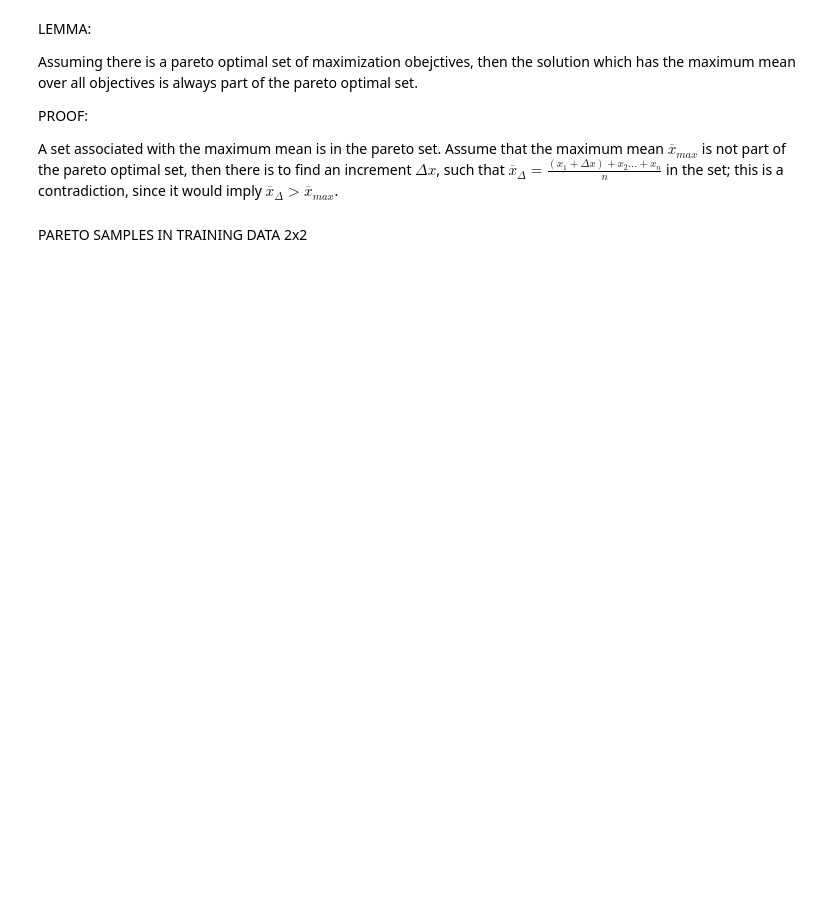
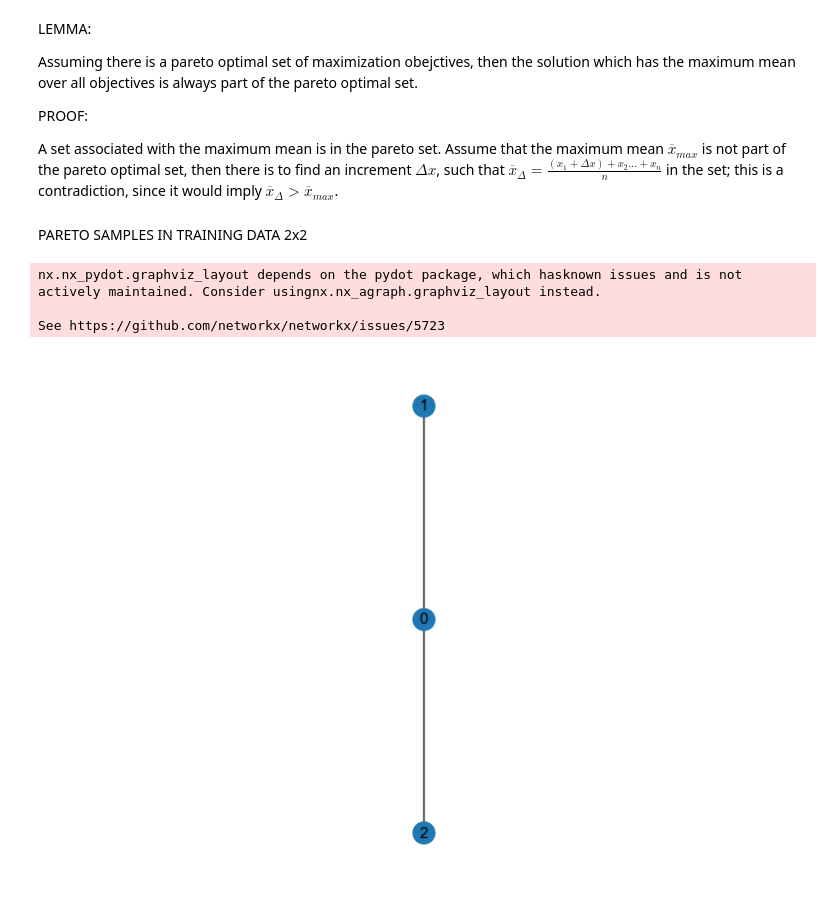
Before and after one commit to Luisenden/qnetsur, a Jupyter notebook: notebooks/paretotrial.ipynb, the cells around one changed output. Drawn from its saved outputs; the diff is of its cells as text; code cells hidden in the pictures; blank space fills up the shorter version.

```diff
--- a/notebooks/paretotrial.ipynb
+++ b/notebooks/paretotrial.ipynb
@@ -46,4 +54,20 @@ PROOF:
  A set associated with the maximum mean is in the pareto set. Assume that the maximum mean $\overline{x}_{max}$ is not part of the pareto optimal set, then there is to find an increment $\Delta x$, such that $\overline{x}_{\Delta} = \frac{(x_1+\Delta x) + x_2 ... + x_n}{n}$ in the set; this is a contradiction, since it would imply $\overline{x}_{\Delta} > \overline{x}_{max}$.
 # %% [markdown]
 PARETO SAMPLES IN TRAINING DATA 2x2
+# %%
+import matplotlib.pyplot as plt
+import networkx as nx
+import pydot
+from networkx.drawing.nx_pydot import graphviz_layout
+
+T = nx.balanced_tree(2, 1)
+
+pos = graphviz_layout(T, prog="twopi")
+nx.draw(T, pos, with_labels=True)
+plt.show()
+# %% [output]
+nx.nx_pydot.graphviz_layout depends on the pydot package, which hasknown issues and is not actively maintained. Consider usingnx.nx_agraph.graphviz_layout instead.
+
+See https://github.com/networkx/networkx/issues/5723
+[figure, added]
 # %%
```
Also changed, not shown: parts of 35 cells of this notebook, 23 other files.
